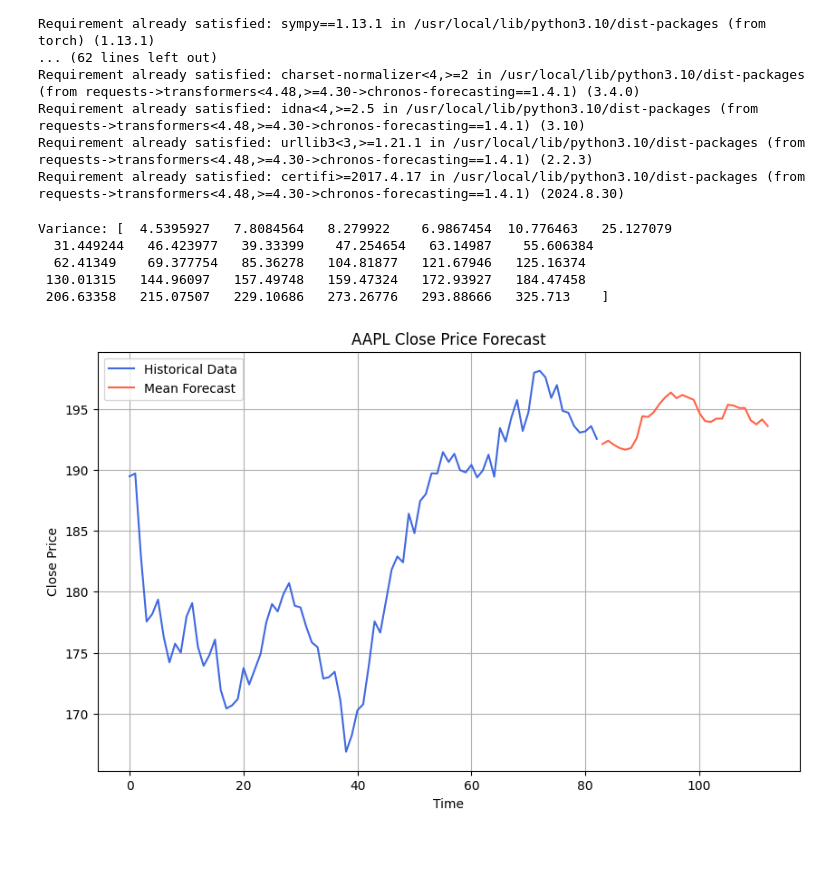
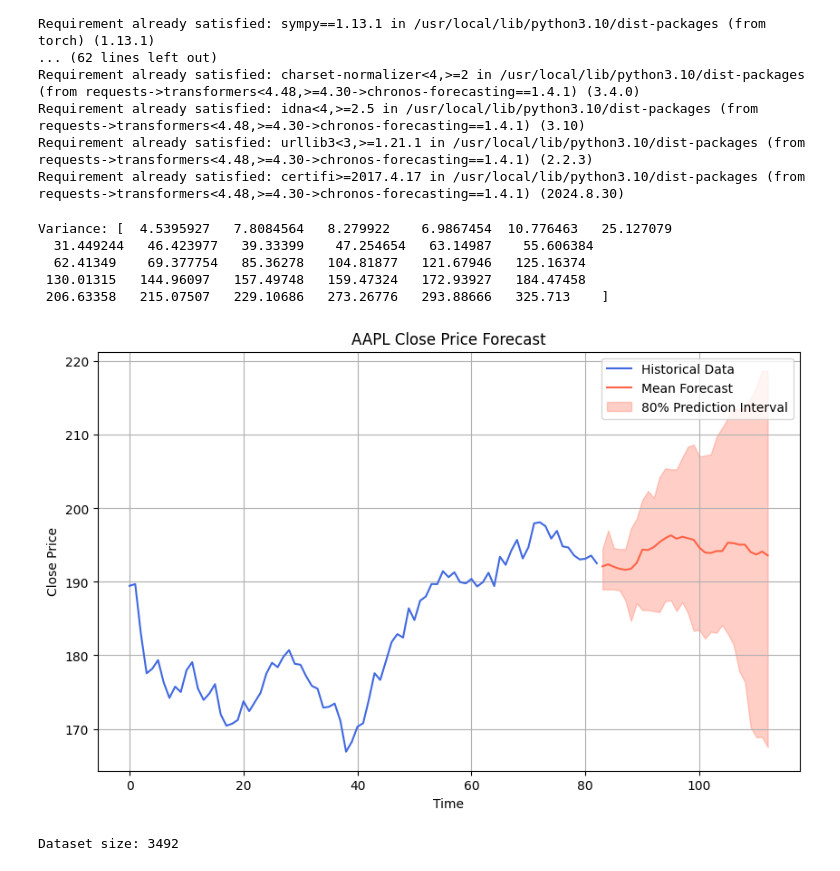
Before and after one commit to JackBstn/Chronos_multivariate, a Jupyter notebook: mv_chronos.ipynb, the cells around one changed output. Cells and saved outputs as stored; diff of their text form; code cells hidden in the pictures.

```diff
--- a/mv_chronos.ipynb
+++ b/mv_chronos.ipynb
@@ -50,36 +50,36 @@ data = yf.download(symbol, start="2023-09-01", end="2023-12-31", progress=False)
 df = data.reset_index()
 close_prices = df["Close"].values.reshape(-1)
 
 #Forecasting
 forecast = pipeline.predict(
     context=torch.tensor(close_prices), prediction_length=30
 )
 
 #Visualizzazione
 forecast_index = range(len(close_prices), len(close_prices) + 30)
-#low, median, high = np.quantile(forecast[0].numpy(), [0.1, 0.5, 0.9], axis=0)
+low, median, high = np.quantile(forecast[0].numpy(), [0.1, 0.5, 0.9], axis=0)
 mean_forecast = np.mean(forecast[0].numpy(), axis=0)
 variance_forecast = np.var(forecast[0].numpy(), axis=0)
 
 print(f'Variance: {variance_forecast}')
 
 plt.figure(figsize=(10, 6))
 plt.plot(close_prices, color="royalblue", label="Historical Data")
 plt.plot(forecast_index, mean_forecast, color="tomato", label="Mean Forecast")
-#plt.fill_between(forecast_index, low, high, color="tomato", alpha=0.3, label="80% Prediction Interval")
+plt.fill_between(forecast_index, low, high, color="tomato", alpha=0.3, label="80% Prediction Interval")
 plt.title(f"{symbol} Close Price Forecast")
 plt.xlabel("Time")
 plt.ylabel("Close Price")
 plt.legend()
 plt.grid()
 plt.show()
 # %% [output]
 Variance: [  4.5395927   7.8084564   8.279922    6.9867454  10.776463   25.127079
   31.449244   46.423977   39.33399    47.254654   63.14987    55.606384
   62.41349    69.377754   85.36278   104.81877   121.67946   125.16374
  130.01315   144.96097   157.49748   159.47324   172.93927   184.47458
  206.63358   215.07507   229.10686   273.26776   293.88666   325.713    ]
-[figure, old version]
+[figure, new version]
 # %%
 import pandas as pd
 import yfinance as yf
@@ -105,7 +105,7 @@ pipeline = BaseChronosPipeline.from_pretrained(
 
 #Dati da Yahoo Finance
 symbol = "AAPL"  # Sostituisci con il simbolo dell'azione desiderata
-data = yf.download(symbol, start="2020-01-01", end="2023-12-31", progress=False)
+data = yf.download(symbol, start="2010-01-01", end="2023-12-31", progress=False)
 
 # Usa tutte le colonne come covariate
 df = data.reset_index()
@@ -139,13 +139,16 @@ def generate_dataset_with_chronos(covariates, close_prices, pipeline, window_siz
 # Genera il dataset
 X_train, Y_train = generate_dataset_with_chronos(covariates, close_prices, pipeline)
 
+# Print dataset size
+print(f"Dataset size: {len(X_train)}")
+
 # Normalizza covariate
 scaler_x = StandardScaler()
 X_train = scaler_x.fit_transform(X_train)
 
 # Normalizza variabile risposta
 scaler_y = StandardScaler()
-Y_train = scaler_y.fit_transform(Y_train)
+# Y_train = scaler_y.fit_transform(Y_train)
 
 # Dividi i dati in training e validation
 X_train_split, X_val_split, Y_train_split, Y_val_split = train_test_split(
@@ -157,3 +160,5 @@ X_train_split = torch.tensor(X_train_split, dtype=torch.float32)
 X_val_split = torch.tensor(X_val_split, dtype=torch.float32)
 Y_train_split = torch.tensor(Y_train_split, dtype=torch.float32).unsqueeze(1)  # Aggiungi dimensione target
 Y_val_split = torch.tensor(Y_val_split, dtype=torch.float32).unsqueeze(1)  # Aggiungi dimensione target
+# %% [output]
+Dataset size: 3492
```
Also changed, not shown: parts of 4 cells of this notebook.
